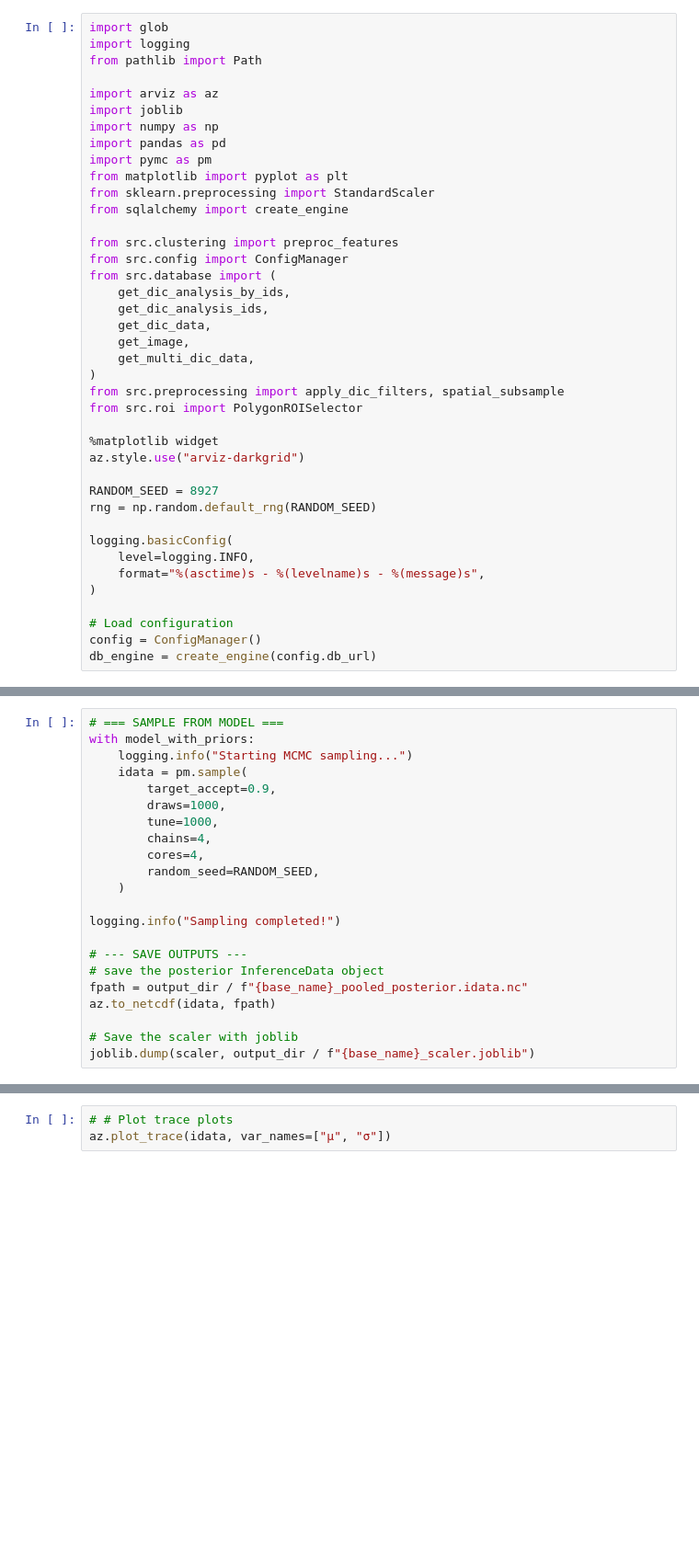
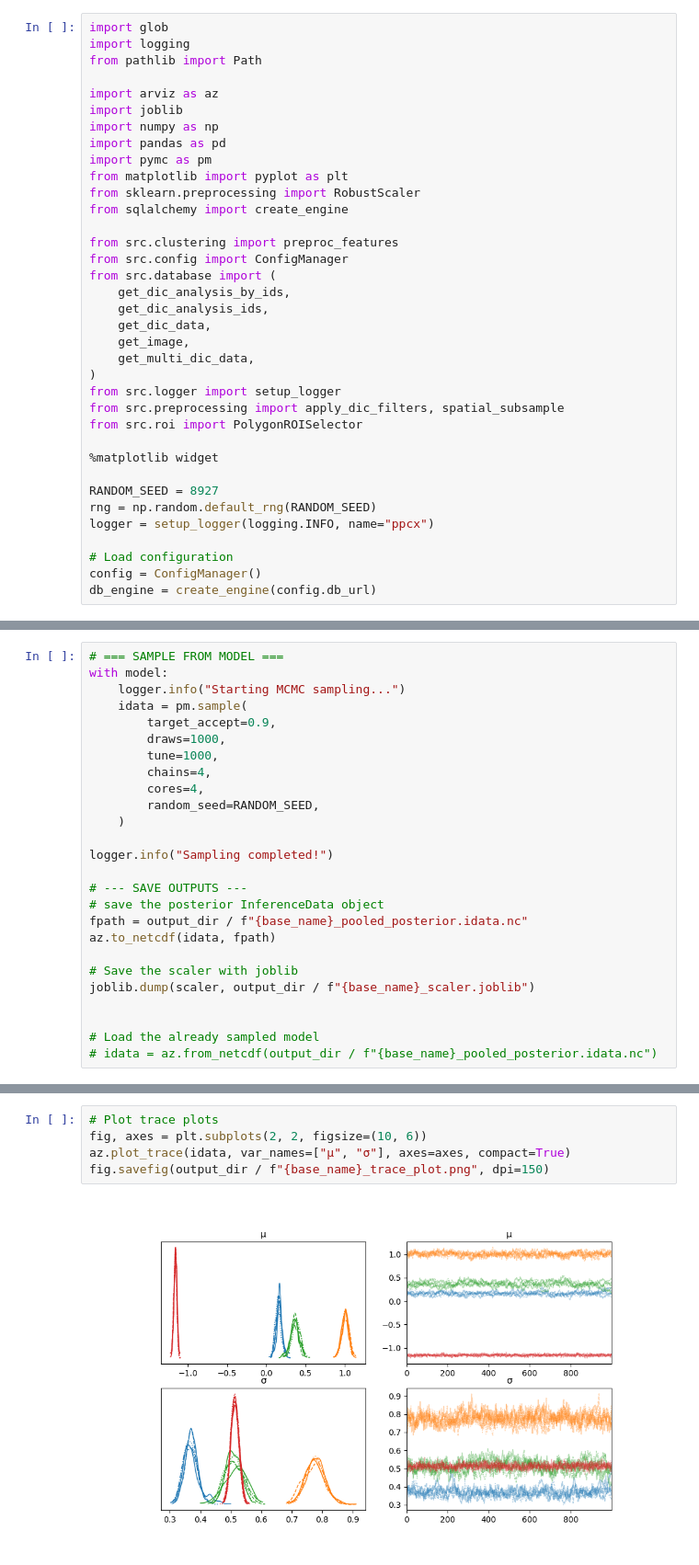
Before and after one commit to planpincieux/domains, a Jupyter notebook: ppcx_pymc_pooled_mcmc.ipynb, the cells around one changed output, grey strips where cells are left out. Shown at 92% size. Saved outputs shown, nothing was run; the diff lists cells and outputs as text; blank space fills up the shorter version.

Commit message:
moved function to new module and seprated pooled calibration from inference

```diff
--- a/ppcx_pymc_pooled_mcmc.ipynb
+++ b/ppcx_pymc_pooled_mcmc.ipynb
@@ -9,7 +9,7 @@ import numpy as np
 import pandas as pd
 import pymc as pm
 from matplotlib import pyplot as plt
-from sklearn.preprocessing import StandardScaler
+from sklearn.preprocessing import RobustScaler
 from sqlalchemy import create_engine
 
 from src.clustering import preproc_features
@@ -21,19 +21,15 @@ from src.database import (
     get_image,
     get_multi_dic_data,
 )
+from src.logger import setup_logger
 from src.preprocessing import apply_dic_filters, spatial_subsample
 from src.roi import PolygonROISelector
 
 %matplotlib widget
-az.style.use("arviz-darkgrid")
 
 RANDOM_SEED = 8927
 rng = np.random.default_rng(RANDOM_SEED)
-
-logging.basicConfig(
-    level=logging.INFO,
-    format="%(asctime)s - %(levelname)s - %(message)s",
-)
+logger = setup_logger(logging.INFO, name="ppcx")
 
 # Load configuration
 config = ConfigManager()
@@ -218,7 +245,7 @@ pm.model_to_graphviz(model_with_priors)
 # %%
 # === SAMPLE FROM MODEL ===
-with model_with_priors:
-    logging.info("Starting MCMC sampling...")
+with model:
+    logger.info("Starting MCMC sampling...")
     idata = pm.sample(
         target_accept=0.9,
         draws=1000,
@@ -228,7 +255,7 @@ with model_with_priors:
         random_seed=RANDOM_SEED,
     )
 
-logging.info("Sampling completed!")
+logger.info("Sampling completed!")
 
 # --- SAVE OUTPUTS ---
 # save the posterior InferenceData object
@@ -237,3 +264,7 @@ az.to_netcdf(idata, fpath)
 
 # Save the scaler with joblib
 joblib.dump(scaler, output_dir / f"{base_name}_scaler.joblib")
+
+
+# Load the already sampled model
+# idata = az.from_netcdf(output_dir / f"{base_name}_pooled_posterior.idata.nc")
@@ -296,6 +297,10 @@ logging.info(az.ess(idata))
 # %%
-# # Plot trace plots
-az.plot_trace(idata, var_names=["μ", "σ"])
+# Plot trace plots
+fig, axes = plt.subplots(2, 2, figsize=(10, 6))
+az.plot_trace(idata, var_names=["μ", "σ"], axes=axes, compact=True)
+fig.savefig(output_dir / f"{base_name}_trace_plot.png", dpi=150)
+# %% [output]
+[figure, added]
 # %%
 # Get cluster assignments
 z_posterior = idata.posterior["z"]
```
Also changed, not shown: parts of 8 cells of this notebook, 4 other files.
